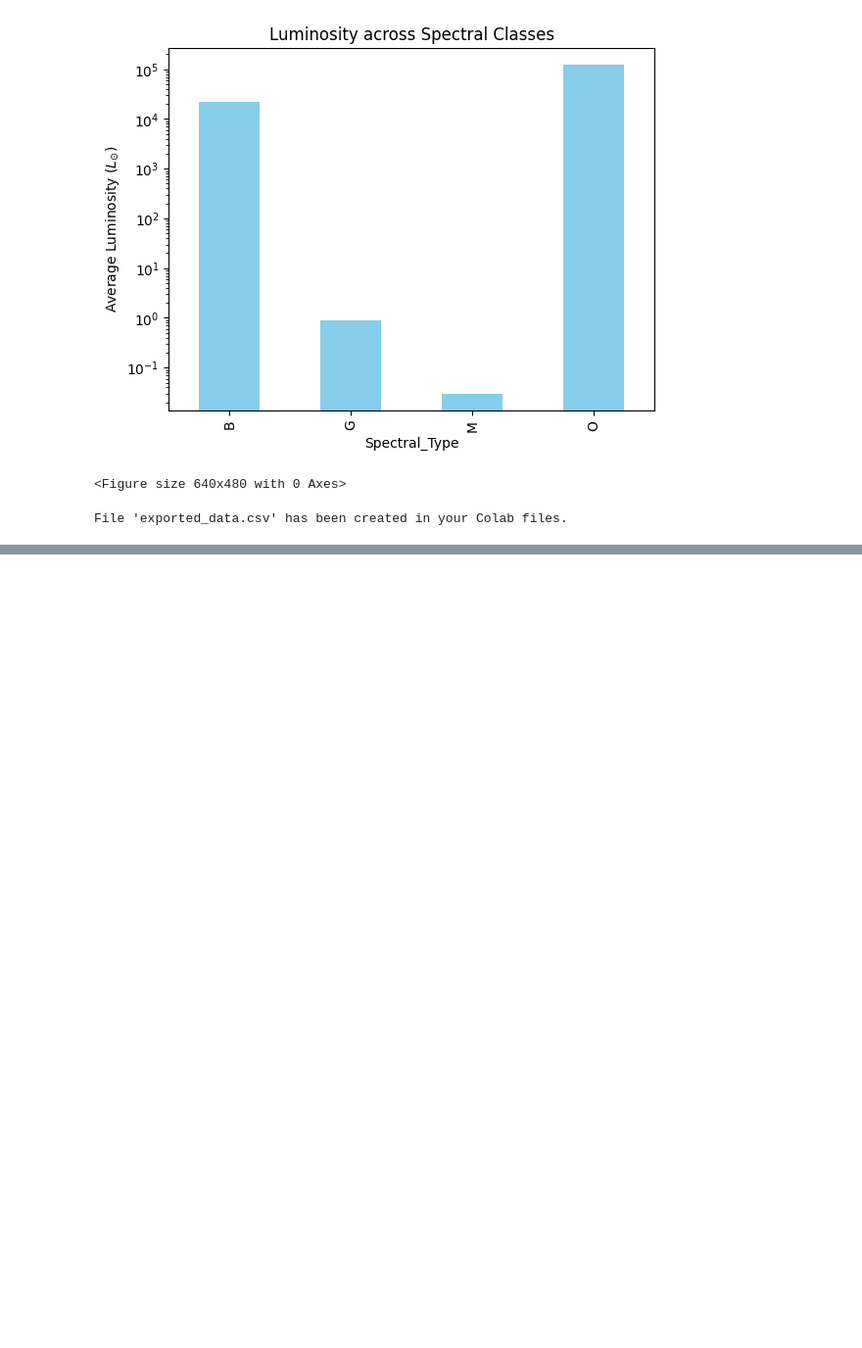
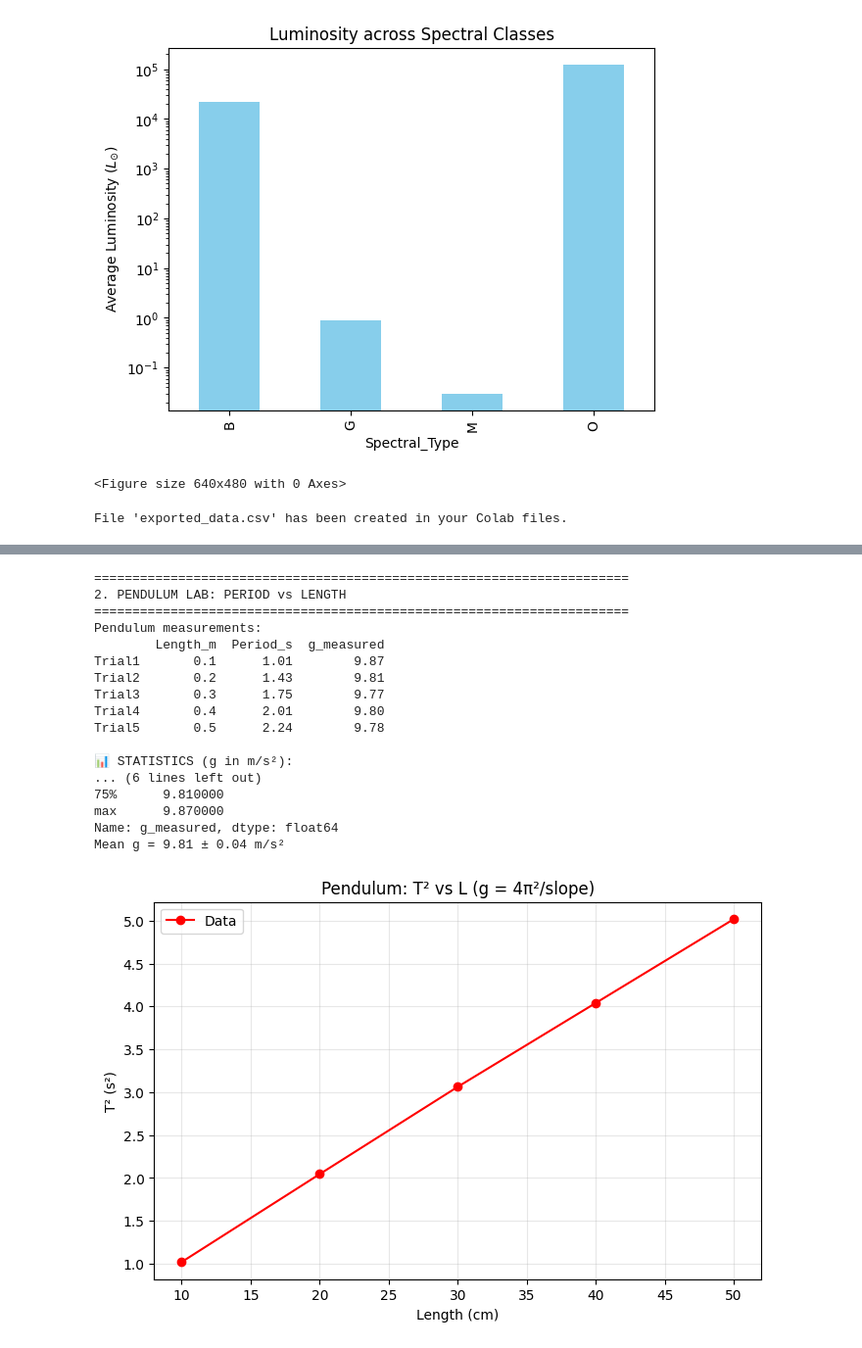
Before and after one commit to urmilapol/urmilapolprojects, a Jupyter notebook: finalphysics.ipynb, the cells around one changed output, grey strips where cells are left out. Shown at 98% size. Cells and saved outputs as stored; diff of their text form; code cells hidden in the pictures; blank space fills up the shorter version.

```diff
--- a/finalphysics.ipynb
+++ b/finalphysics.ipynb
@@ -568,0 +624,54 @@ File 'exported_data.csv' has been created in your Colab files.
+# %%
+# =============================================================================
+# 2. DATAFRAME: PENDULUM EXPERIMENT
+# =============================================================================
+
+print("\n" + "="*70)
+print("2. PENDULUM LAB: PERIOD vs LENGTH")
+print("="*70)
+
+# Simple pendulum data (lab measurements)
+pendulum_data = {
+    'Length_m': [0.10, 0.20, 0.30, 0.40, 0.50],
+    'Period_s': [1.01, 1.43, 1.75, 2.01, 2.24],
+    'g_measured': [9.87, 9.81, 9.77, 9.80, 9.78]
+}
+df_pendulum = pd.DataFrame(pendulum_data,
+                          index=['Trial1', 'Trial2', 'Trial3', 'Trial4', 'Trial5'])
+
+print("Pendulum measurements:")
+print(df_pendulum.round(2))
+
+# Statistical summary (error analysis)
+print("\n📊 STATISTICS (g in m/s²):")
+print(df_pendulum['g_measured'].describe())
+print(f"Mean g = {df_pendulum['g_measured'].mean():.2f} ± {df_pendulum['g_measured'].std():.2f} m/s²")
+
+# Plot T² vs L (should be linear)
+plt.figure(figsize=(8,5))
+plt.plot(df_pendulum['Length_m']*100, df_pendulum['Period_s']**2, 'ro-', label='Data')
+plt.xlabel('Length (cm)')
+plt.ylabel('T² (s²)')
+plt.title('Pendulum: T² vs L (g = 4π²/slope)')
+plt.grid(True, alpha=0.3)
+plt.legend()
+plt.show()
+# %% [output]
+======================================================================
+2. PENDULUM LAB: PERIOD vs LENGTH
+======================================================================
+Pendulum measurements:
+        Length_m  Period_s  g_measured
+Trial1       0.1      1.01        9.87
+Trial2       0.2      1.43        9.81
+Trial3       0.3      1.75        9.77
+Trial4       0.4      2.01        9.80
+Trial5       0.5      2.24        9.78
+
+📊 STATISTICS (g in m/s²):
+... (6 lines left out)
+75%      9.810000
+max      9.870000
+Name: g_measured, dtype: float64
+Mean g = 9.81 ± 0.04 m/s²
+[figure, added]
```
Also changed, not shown: parts of 4 cells of this notebook.
